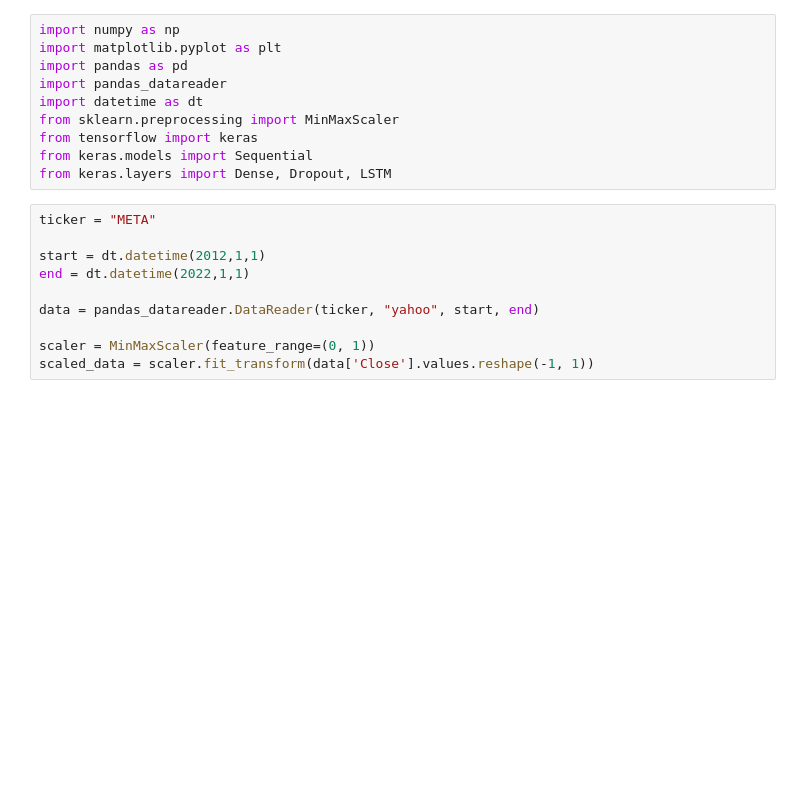
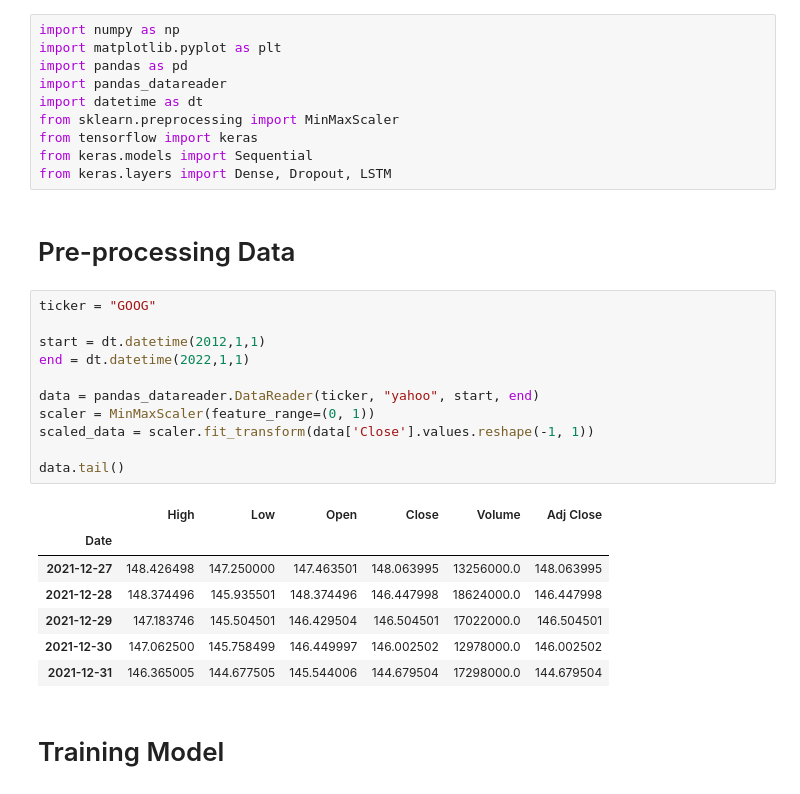
Before and after one commit to ahmedelraei/stock-prices-predict, a Jupyter notebook: Stock_Prices_Predict.ipynb, the cells around one changed output. Drawn from its saved outputs; the diff is of its cells as text; blank space fills up the shorter version.

```diff
--- a/Stock_Prices_Predict.ipynb
+++ b/Stock_Prices_Predict.ipynb
@@ -12,16 +12,29 @@ from sklearn.preprocessing import MinMaxScaler
 from tensorflow import keras
 from keras.models import Sequential
 from keras.layers import Dense, Dropout, LSTM
+# %% [markdown]
+# Pre-processing Data
 # %%
-ticker = "META"
+ticker = "GOOG"
 
 start = dt.datetime(2012,1,1)
 end = dt.datetime(2022,1,1)
 
 data = pandas_datareader.DataReader(ticker, "yahoo", start, end)
-
 scaler = MinMaxScaler(feature_range=(0, 1))
 scaled_data = scaler.fit_transform(data['Close'].values.reshape(-1, 1))
+
+data.tail()
+# %% [output]
+|  | High | Low | Open | Close | Volume | Adj Close |
+| Date |  |  |  |  |  |  |
+| 2021-12-27 | 148.426498 | 147.250000 | 147.463501 | 148.063995 | 13256000.0 | 148.063995 |
+| 2021-12-28 | 148.374496 | 145.935501 | 148.374496 | 146.447998 | 18624000.0 | 146.447998 |
+| 2021-12-29 | 147.183746 | 145.504501 | 146.429504 | 146.504501 | 17022000.0 | 146.504501 |
+| 2021-12-30 | 147.062500 | 145.758499 | 146.449997 | 146.002502 | 12978000.0 | 146.002502 |
+| 2021-12-31 | 146.365005 | 144.677505 | 145.544006 | 144.679504 | 17298000.0 | 144.679504 |
+# %% [markdown]
+# Training Model
 # %%
 prediction_days = 60
 
```
Also changed, not shown: parts of 5 cells of this notebook.
